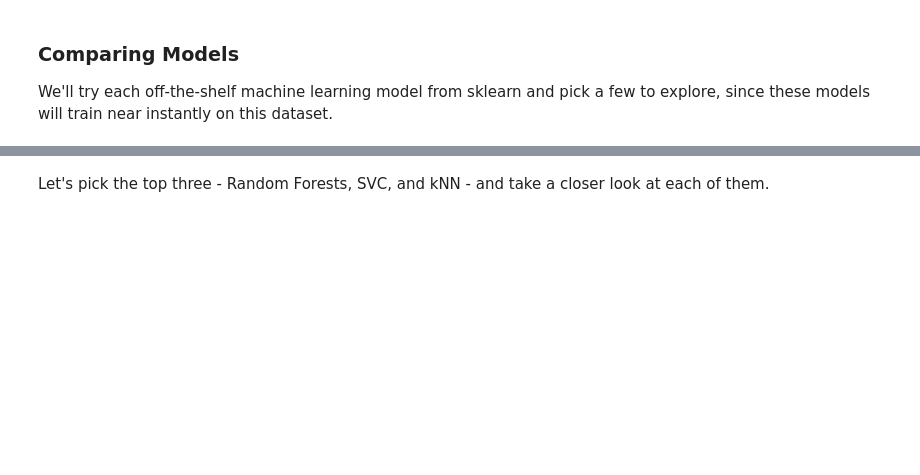
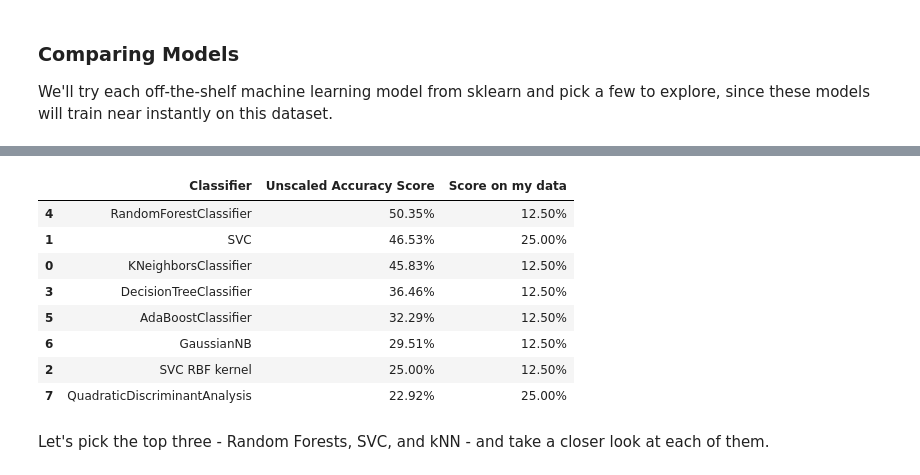
Before and after one commit to CianHo/Week3-ClassicML, a Jupyter notebook: Week_3_MachineLearning.ipynb, the cells around one changed output, grey strips where cells are left out. Cells and saved outputs as stored; diff of their text form; code cells hidden in the pictures; blank space fills up the shorter version.

```diff
--- a/Week_3_MachineLearning.ipynb
+++ b/Week_3_MachineLearning.ipynb
@@ -516,3 +543,27 @@ scores_df.sort_values(by='Accuracy Score',axis=0,ascending=False)
+# %%
+scores_unscaled = []
+for model in classification_models:
+  # calling a model name's .fit method trains the model
+    model.fit(X_train, y_train)
+    #score method gives training results
+    score_unscaled = model.score(X_test, y_test)
+    myScores_unscaled = model.score(my_features,my_emotions)
+    model_name = type(model).__name__
+    if model_name=='SVC' and model.kernel=='rbf': model_name+=' RBF kernel'
+    scores_unscaled.append((model_name,(f'{100*score_unscaled:.2f}%'),(f'{100*myScores_unscaled:.2f}%')))
+# Make it pretty
+scores_unscaled_df = pd.DataFrame(scores_unscaled,columns=['Classifier','Unscaled Accuracy Score','Score on my data'])
+scores_unscaled_df.sort_values(by='Unscaled Accuracy Score',axis=0,ascending=False)
+# %% [output]
+|  | Classifier | Unscaled Accuracy Score | Score on my data |
+| 4 | RandomForestClassifier | 50.35% | 12.50% |
+| 1 | SVC | 46.53% | 25.00% |
+| 0 | KNeighborsClassifier | 45.83% | 12.50% |
+| 3 | DecisionTreeClassifier | 36.46% | 12.50% |
+| 5 | AdaBoostClassifier | 32.29% | 12.50% |
+| 6 | GaussianNB | 29.51% | 12.50% |
+| 2 | SVC RBF kernel | 25.00% | 12.50% |
+| 7 | QuadraticDiscriminantAnalysis | 22.92% | 25.00% |
 # %% [markdown]
 Let's pick the top three - Random Forests, SVC, and kNN - and take a closer look at each of them.
 # %% [markdown]
```
Also changed, not shown: parts of 5 cells of this notebook.
